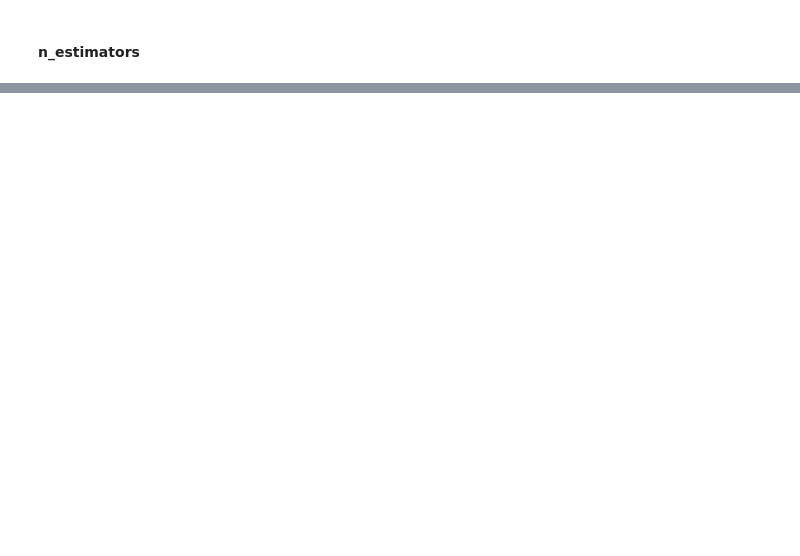
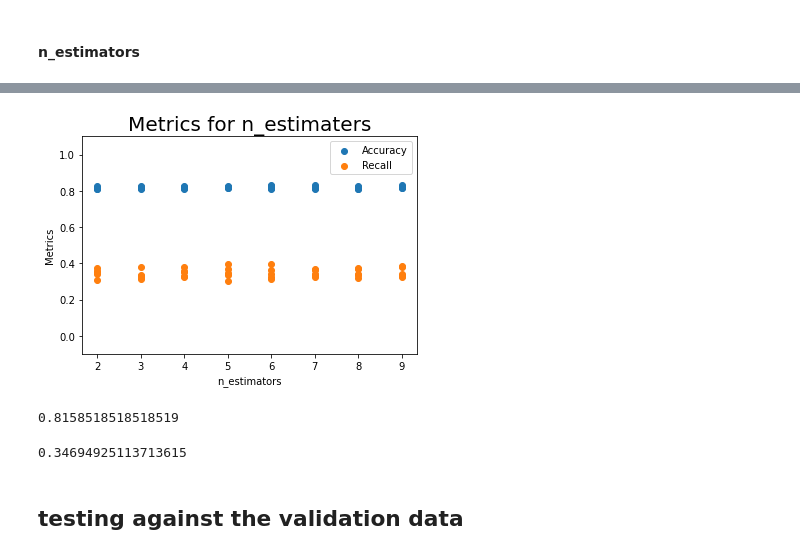
Before and after one commit to sktamagaw/erdos-fall22-mulberry, a Jupyter notebook: Decision Trees and Random Forests SKT.ipynb, the cells around one changed output, grey strips where cells are left out. Saved outputs shown, nothing was run; the diff lists cells and outputs as text; code cells hidden in the pictures; blank space fills up the shorter version.

```diff
--- a/Decision Trees and Random Forests SKT.ipynb
+++ b/Decision Trees and Random Forests SKT.ipynb
@@ -160,0 +191,33 @@ plt.show()
+# %%
+#plt.figure(figsize=(8,6))
+
+plt.scatter(5*[i+2 for i in range(8)],
+            np.transpose(accs_2).reshape(1,-1),
+           label='Accuracy')
+
+plt.scatter(5*[i+2 for i in range(8)],
+            np.transpose(recs_2).reshape(1,-1),
+           label='Recall')
+
+#plt.scatter(range(2,12), np.mean(metrics[1], axis=1), label='Average')
+
+plt.title('Metrics for n_estimaters', fontsize=20)
+plt.xlabel('n_estimators')
+plt.ylabel('Metrics')
+plt.ylim(-0.1,1.1)
+
+plt.legend()
+
+plt.show()
+# %% [output]
+[figure, added]
+# %%
+np.mean(accs_2[0])
+# %% [output]
+0.8158518518518519
+# %%
+np.mean(recs_2[0])
+# %% [output]
+0.34694925113713615
+# %% [markdown]
+## testing against the validation data
```
Also changed, not shown: parts of 6 cells of this notebook, 7 other files.
